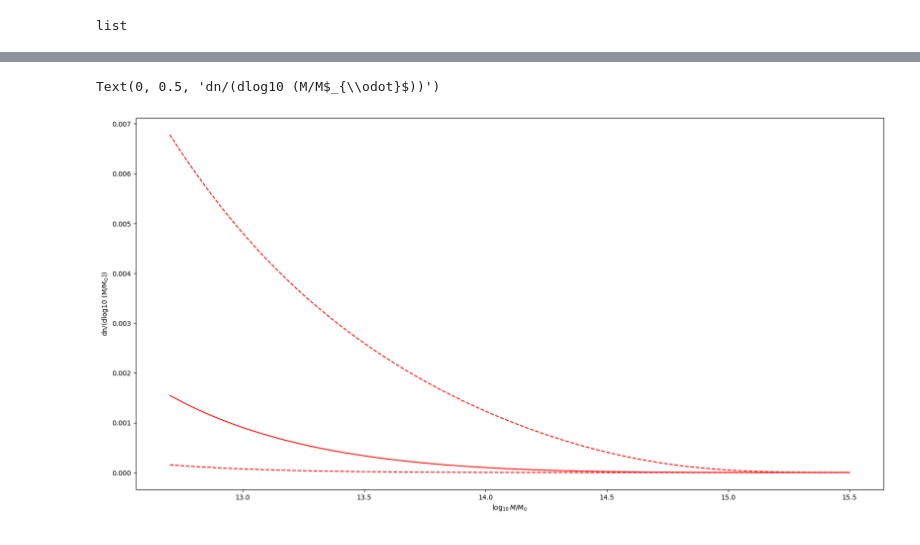
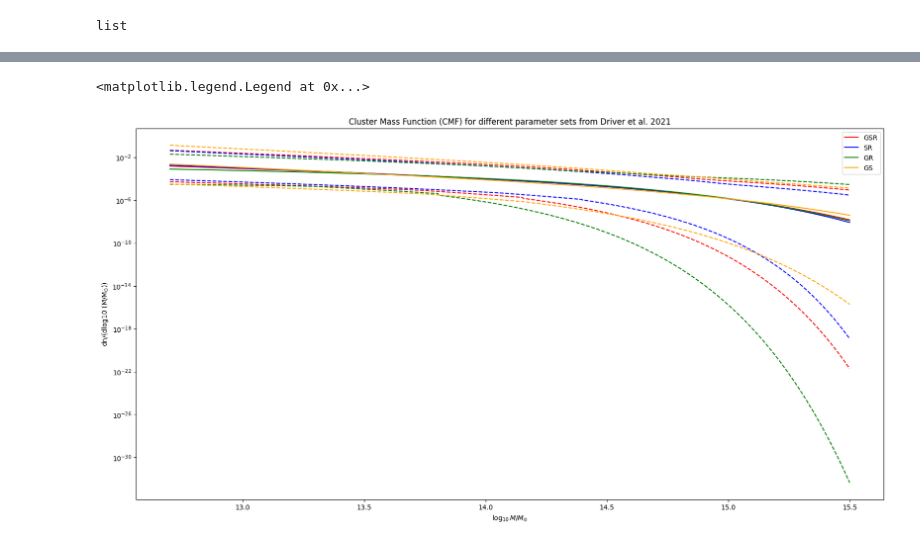
Before and after one commit to EmileD123/M2_Internship_clusters_cross_X_optical, a Jupyter notebook: caracterisation selection effects/modélisation_CMF.ipynb, the cells around one changed output, grey strips where cells are left out. Cells and saved outputs as stored; diff of their text form; code cells hidden in the pictures.

```diff
--- a/caracterisation selection effects/modélisation_CMF.ipynb
+++ b/caracterisation selection effects/modélisation_CMF.ipynb
@@ -40,4 +121,16 @@ list
 # %%
 CMF_GSR = CMF_GSR_func(log10_M_Msun)
-CMF_GSR_max = CMF_GSR_max_func(log10_M_Msun)
-CMF_GSR_min = CMF_GSR_min_func(log10_M_Msun)
+'''CMF_GSR_max = CMF_GSR_max_func(log10_M_Msun)
+CMF_GSR_min = CMF_GSR_min_func(log10_M_Msun)'''
+
+CMF_SR = CMF_SR_func(log10_M_Msun)
+'''CMF_SR_max = CMF_SR_max_func(log10_M_Msun)
+CMF_SR_min = CMF_SR_min_func(log10_M_Msun)'''
+
+CMF_GR = CMF_GR_func(log10_M_Msun)
+'''CMF_GR_max = CMF_GR_max_func(log10_M_Msun)
+CMF_GR_min = CMF_GR_min_func(log10_M_Msun)'''
+
+CMF_GS = CMF_GS_func(log10_M_Msun)
+'''CMF_GS_max = CMF_GS_max_func(log10_M_Msun)
+CMF_GS_min = CMF_GS_min_func(log10_M_Msun)'''
@@ -64,10 +139,30 @@ array([1.54873125e-03, 1.54116050e-03, 1.53362355e-03, 1.52612027e-03,
 # %%
 fig = plt.figure(figsize=(20, 10))
-plt.plot(log10_M_Msun, CMF_GSR, label='CMF GSR', color='red')
-plt.plot(log10_M_Msun, CMF_GSR_min, label='CMF GSR', color='red',linestyle='dashed')
-plt.plot(log10_M_Msun, CMF_GSR_max, label='CMF GSR', color='red',linestyle='dashed')
+
+plt.plot(log10_M_Msun, CMF_GSR, label='GSR', color='red')
+plt.plot(log10_M_Msun, Borne_min_CMF_GSR, color='red',linestyle='dashed')
+plt.plot(log10_M_Msun, Borne_max_CMF_GSR, color='red',linestyle='dashed')
+
+plt.plot(log10_M_Msun, CMF_SR, label='SR', color='blue')
+plt.plot(log10_M_Msun, Borne_min_CMF_SR, color='blue',linestyle='dashed')
+plt.plot(log10_M_Msun, Borne_max_CMF_SR, color='blue',linestyle='dashed')
+
+plt.plot(log10_M_Msun, CMF_GR, label='GR', color='green')
+plt.plot(log10_M_Msun, Borne_min_CMF_GR, color='green',linestyle='dashed')
+plt.plot(log10_M_Msun, Borne_max_CMF_GR, color='green',linestyle='dashed')
+
+plt.plot(log10_M_Msun, CMF_GS, label='GS', color='orange')
+plt.plot(log10_M_Msun, Borne_min_CMF_GS, color='orange',linestyle='dashed')
+plt.plot(log10_M_Msun, Borne_max_CMF_GS, color='orange',linestyle='dashed')
+
 plt.xlabel(r'$\log_{10} M / M_{\odot}$')
 plt.ylabel(r'dn/(dlog10 (M/M$_{\odot}$))')
+
+plt.yscale('log')
+
+plt.title('Cluster Mass Function (CMF) for different parameter sets from Driver et al. 2021')
+
+plt.legend()
 # %% [output]
-Text(0, 0.5, 'dn/(dlog10 (M/M$_{\\odot}$))')
+<matplotlib.legend.Legend at 0x...>
-[figure, old version]
+[figure, new version]
```
Also changed, not shown: parts of 12 cells of this notebook, 2 other files.
